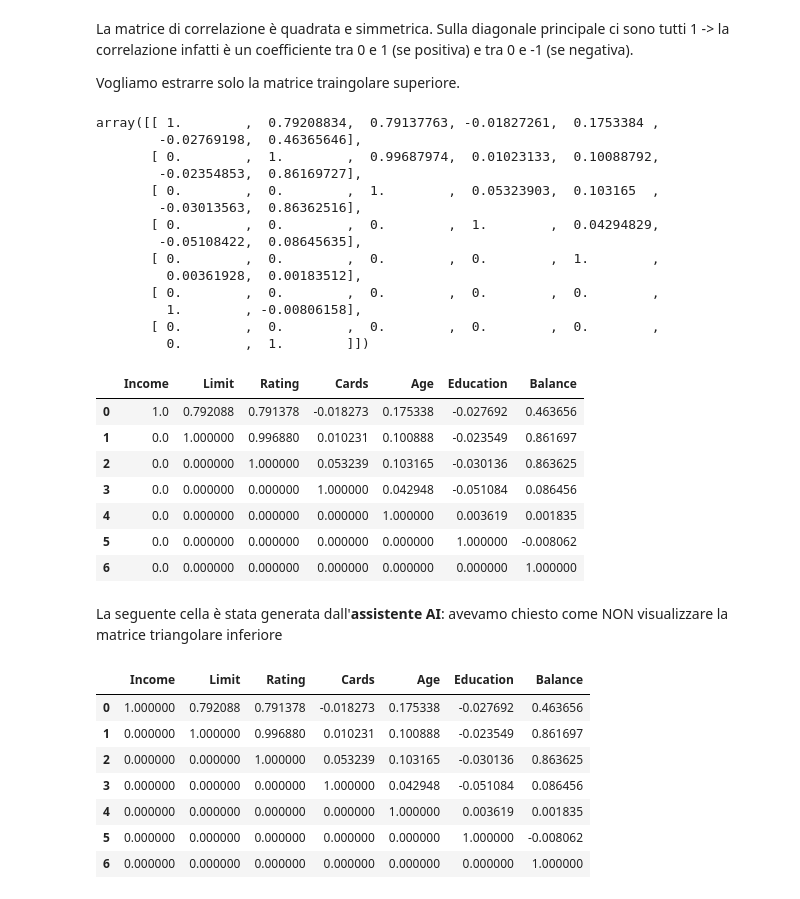
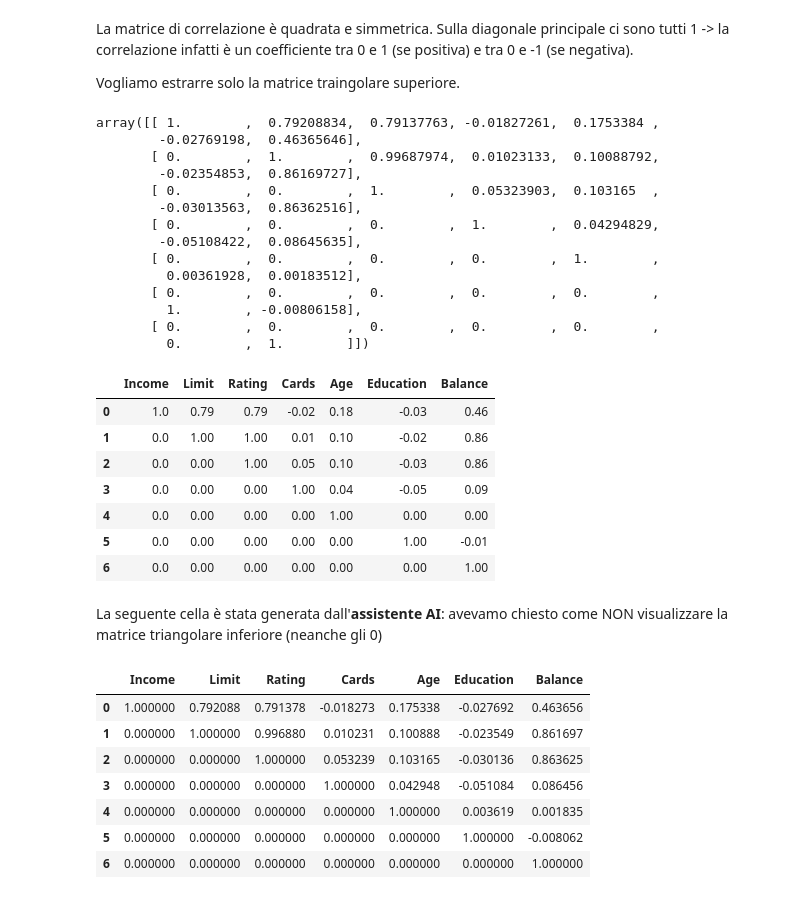
Before and after one commit to antonio-corsi/Repo-del-corso-Python-for-Data-Scientist, a Jupyter notebook: Dataframe.ipynb, the cells around one changed output. Drawn from its saved outputs; the diff is of its cells as text; code cells hidden in the pictures.

```diff
--- a/Dataframe.ipynb
+++ b/Dataframe.ipynb
@@ -217,41 +374,41 @@ Vogliamo estrarre solo la matrice traingolare superiore.
 # %%
 import numpy as np    #  un altro package di python fondamentale;
                       #  serve per molti calcoli numerici;
                       #  per convenzione è importato come 'np'
 
 correlation_matrix = df.select_dtypes('number').corr()
 upper_triangular_matrix = np.triu(correlation_matrix)
 display(upper_triangular_matrix)   # numpy lavora internamente con le ARRAY (numeriche) e non i dataframe
                                    # quindi restituisce una array (una matrice numerica) SENZApiùi nomi delle colonne
 mat_corr_upper = pd.DataFrame(upper_triangular_matrix, columns=df.select_dtypes('number').columns)
                                    # 'pd.DataFrame' è una FUNZIONE con la lista degli argomenti tra ();
                                    # invece 'select_dtypes' e 'columns' sono 2 METODI della classe DataFrame e si scrivono A VALLE dell'oggetto
-display(mat_corr_upper)
+display(round(mat_corr_upper,2))
 # %% [output]
 array([[ 1.        ,  0.79208834,  0.79137763, -0.01827261,  0.1753384 ,
         -0.02769198,  0.46365646],
        [ 0.        ,  1.        ,  0.99687974,  0.01023133,  0.10088792,
         -0.02354853,  0.86169727],
        [ 0.        ,  0.        ,  1.        ,  0.05323903,  0.103165  ,
         -0.03013563,  0.86362516],
        [ 0.        ,  0.        ,  0.        ,  1.        ,  0.04294829,
         -0.05108422,  0.08645635],
        [ 0.        ,  0.        ,  0.        ,  0.        ,  1.        ,
          0.00361928,  0.00183512],
        [ 0.        ,  0.        ,  0.        ,  0.        ,  0.        ,
          1.        , -0.00806158],
        [ 0.        ,  0.        ,  0.        ,  0.        ,  0.        ,
          0.        ,  1.        ]])
 |  | Income | Limit | Rating | Cards | Age | Education | Balance |
-| 0 | 1.0 | 0.792088 | 0.791378 | -0.018273 | 0.175338 | -0.027692 | 0.463656 |
-| 1 | 0.0 | 1.000000 | 0.996880 | 0.010231 | 0.100888 | -0.023549 | 0.861697 |
-| 2 | 0.0 | 0.000000 | 1.000000 | 0.053239 | 0.103165 | -0.030136 | 0.863625 |
-| 3 | 0.0 | 0.000000 | 0.000000 | 1.000000 | 0.042948 | -0.051084 | 0.086456 |
-| 4 | 0.0 | 0.000000 | 0.000000 | 0.000000 | 1.000000 | 0.003619 | 0.001835 |
-| 5 | 0.0 | 0.000000 | 0.000000 | 0.000000 | 0.000000 | 1.000000 | -0.008062 |
-| 6 | 0.0 | 0.000000 | 0.000000 | 0.000000 | 0.000000 | 0.000000 | 1.000000 |
+| 0 | 1.0 | 0.79 | 0.79 | -0.02 | 0.18 | -0.03 | 0.46 |
+| 1 | 0.0 | 1.00 | 1.00 | 0.01 | 0.10 | -0.02 | 0.86 |
+| 2 | 0.0 | 0.00 | 1.00 | 0.05 | 0.10 | -0.03 | 0.86 |
+| 3 | 0.0 | 0.00 | 0.00 | 1.00 | 0.04 | -0.05 | 0.09 |
+| 4 | 0.0 | 0.00 | 0.00 | 0.00 | 1.00 | 0.00 | 0.00 |
+| 5 | 0.0 | 0.00 | 0.00 | 0.00 | 0.00 | 1.00 | -0.01 |
+| 6 | 0.0 | 0.00 | 0.00 | 0.00 | 0.00 | 0.00 | 1.00 |
 # %% [markdown]
-La seguente cella è stata generata dall'**assistente AI**: avevamo chiesto come NON visualizzare la matrice triangolare inferiore
+La seguente cella è stata generata dall'**assistente AI**: avevamo chiesto come NON visualizzare la matrice triangolare inferiore (neanche gli 0)
 # %%
 # Hide the lower triangular part (including the diagonal)
 def hide_lower_triangular(val):
```
Also changed, not shown: parts of 64 cells of this notebook, 2 other files.
